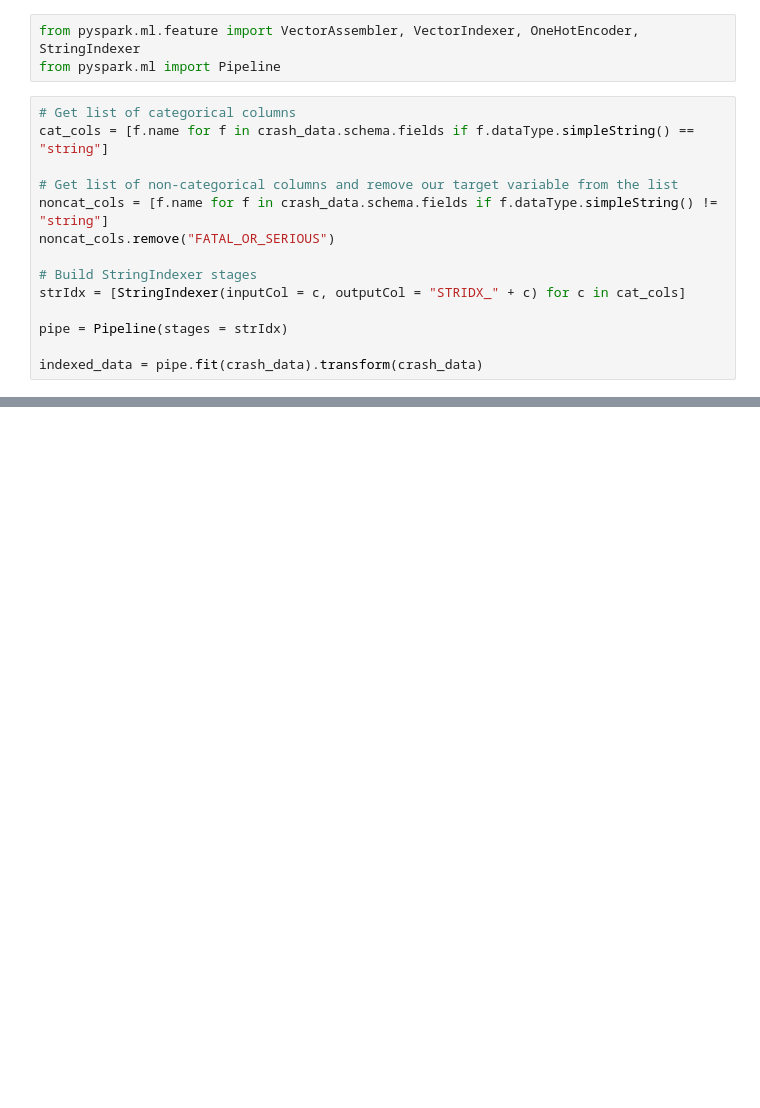
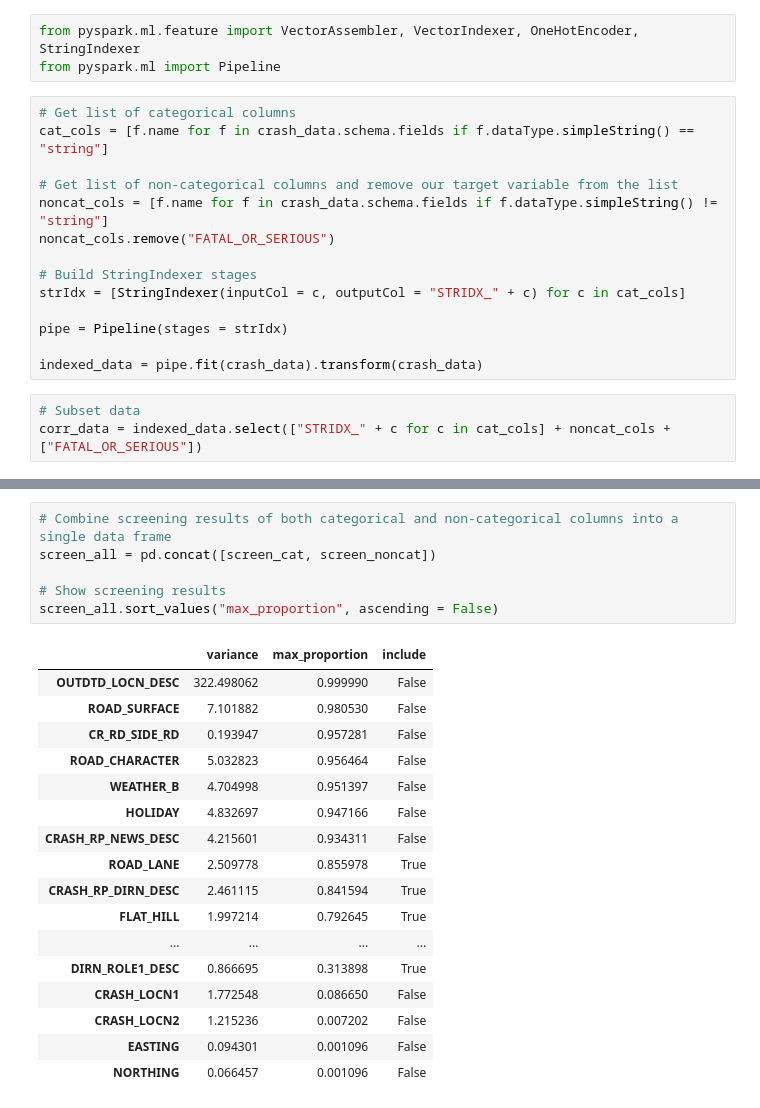
Before and after one commit to adjo446/BDAS-Iteration04, a Jupyter notebook: crash.ipynb, the cells around one changed output, grey strips where cells are left out. Saved outputs shown, nothing was run; the diff lists cells and outputs as text; blank space fills up the shorter version.

Commit message:
Field screening

```diff
--- a/crash.ipynb
+++ b/crash.ipynb
@@ -248,3 +248,6 @@ strIdx = [StringIndexer(inputCol = c, outputCol = "STRIDX_" + c) for c in cat_co
 pipe = Pipeline(stages = strIdx)
 
 indexed_data = pipe.fit(crash_data).transform(crash_data)
+# %%
+# Subset data
+corr_data = indexed_data.select(["STRIDX_" + c for c in cat_cols] + noncat_cols + ["FATAL_OR_SERIOUS"])
@@ -250,0 +337,24 @@ indexed_data = pipe.fit(crash_data).transform(crash_data)
+# %%
+# Combine screening results of both categorical and non-categorical columns into a single data frame
+screen_all = pd.concat([screen_cat, screen_noncat])
+
+# Show screening results
+screen_all.sort_values("max_proportion", ascending = False)
+# %% [output]
+|  | variance | max_proportion | include |
+| OUTDTD_LOCN_DESC | 322.498062 | 0.999990 | False |
+| ROAD_SURFACE | 7.101882 | 0.980530 | False |
+| CR_RD_SIDE_RD | 0.193947 | 0.957281 | False |
+| ROAD_CHARACTER | 5.032823 | 0.956464 | False |
+| WEATHER_B | 4.704998 | 0.951397 | False |
+| HOLIDAY | 4.832697 | 0.947166 | False |
+| CRASH_RP_NEWS_DESC | 4.215601 | 0.934311 | False |
+| ROAD_LANE | 2.509778 | 0.855978 | True |
+| CRASH_RP_DIRN_DESC | 2.461115 | 0.841594 | True |
+| FLAT_HILL | 1.997214 | 0.792645 | True |
+| ... | ... | ... | ... |
+| DIRN_ROLE1_DESC | 0.866695 | 0.313898 | True |
+| CRASH_LOCN1 | 1.772548 | 0.086650 | False |
+| CRASH_LOCN2 | 1.215236 | 0.007202 | False |
+| EASTING | 0.094301 | 0.001096 | False |
+| NORTHING | 0.066457 | 0.001096 | False |
```
Also changed, not shown: parts of 4 cells of this notebook.
